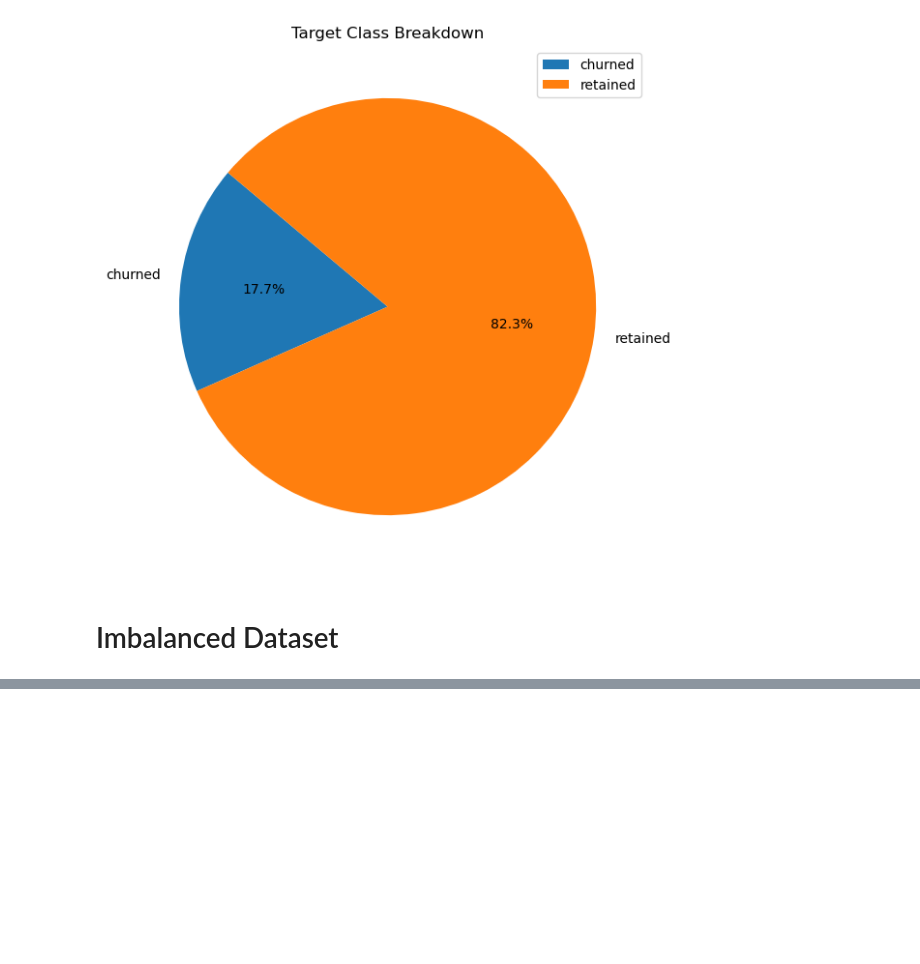
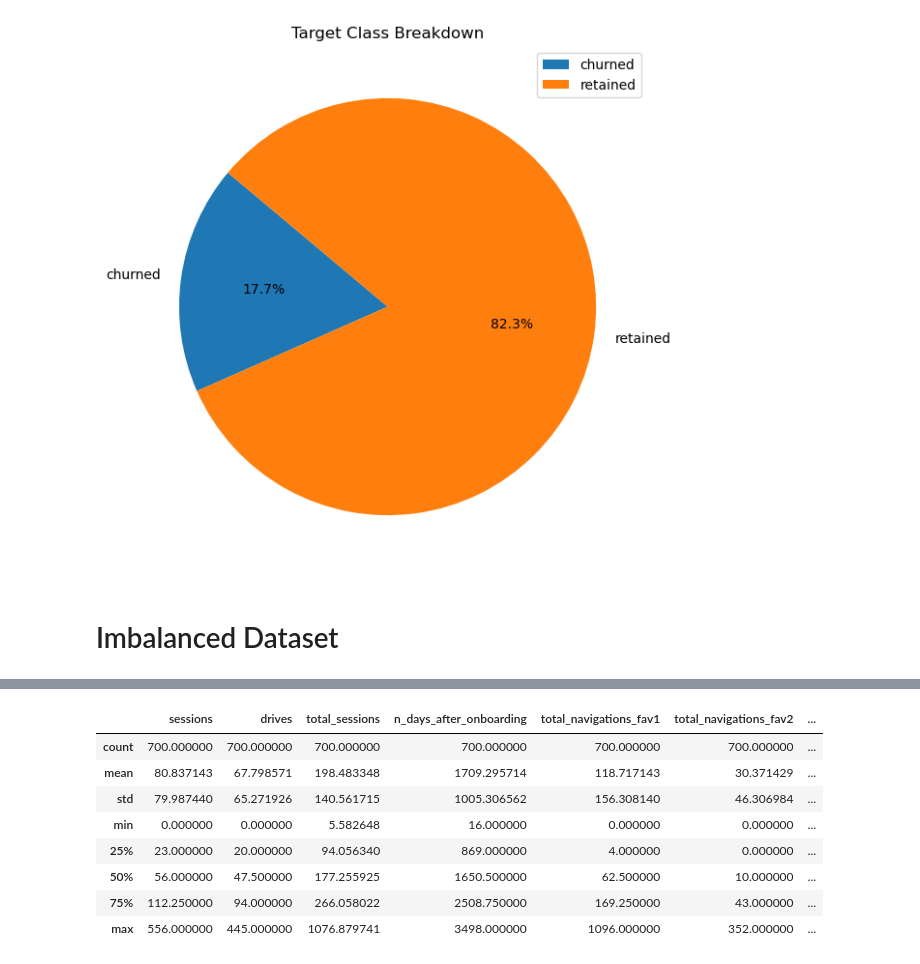
Before and after one commit to MaukanMir/Waze-Analysis, a Jupyter notebook: training.ipynb, the cells around one changed output, grey strips where cells are left out. Saved outputs shown, nothing was run; the diff lists cells and outputs as text; code cells hidden in the pictures; blank space fills up the shorter version.

```diff
--- a/training.ipynb
+++ b/training.ipynb
@@ -97,0 +118,12 @@ check_class_imbalance(df["label"].dropna())
+# %%
+missing_values.describe()
+# %% [output]
+|  | sessions | drives | total_sessions | n_days_after_onboarding | total_navigations_fav1 | total_navigations_fav2 | ... |
+| count | 700.000000 | 700.000000 | 700.000000 | 700.000000 | 700.000000 | 700.000000 | ... |
+| mean | 80.837143 | 67.798571 | 198.483348 | 1709.295714 | 118.717143 | 30.371429 | ... |
+| std | 79.987440 | 65.271926 | 140.561715 | 1005.306562 | 156.308140 | 46.306984 | ... |
+| min | 0.000000 | 0.000000 | 5.582648 | 16.000000 | 0.000000 | 0.000000 | ... |
+| 25% | 23.000000 | 20.000000 | 94.056340 | 869.000000 | 4.000000 | 0.000000 | ... |
+| 50% | 56.000000 | 47.500000 | 177.255925 | 1650.500000 | 62.500000 | 10.000000 | ... |
+| 75% | 112.250000 | 94.000000 | 266.058022 | 2508.750000 | 169.250000 | 43.000000 | ... |
+| max | 556.000000 | 445.000000 | 1076.879741 | 3498.000000 | 1096.000000 | 352.000000 | ... |
```
Also changed, not shown: parts of 3 cells of this notebook.
